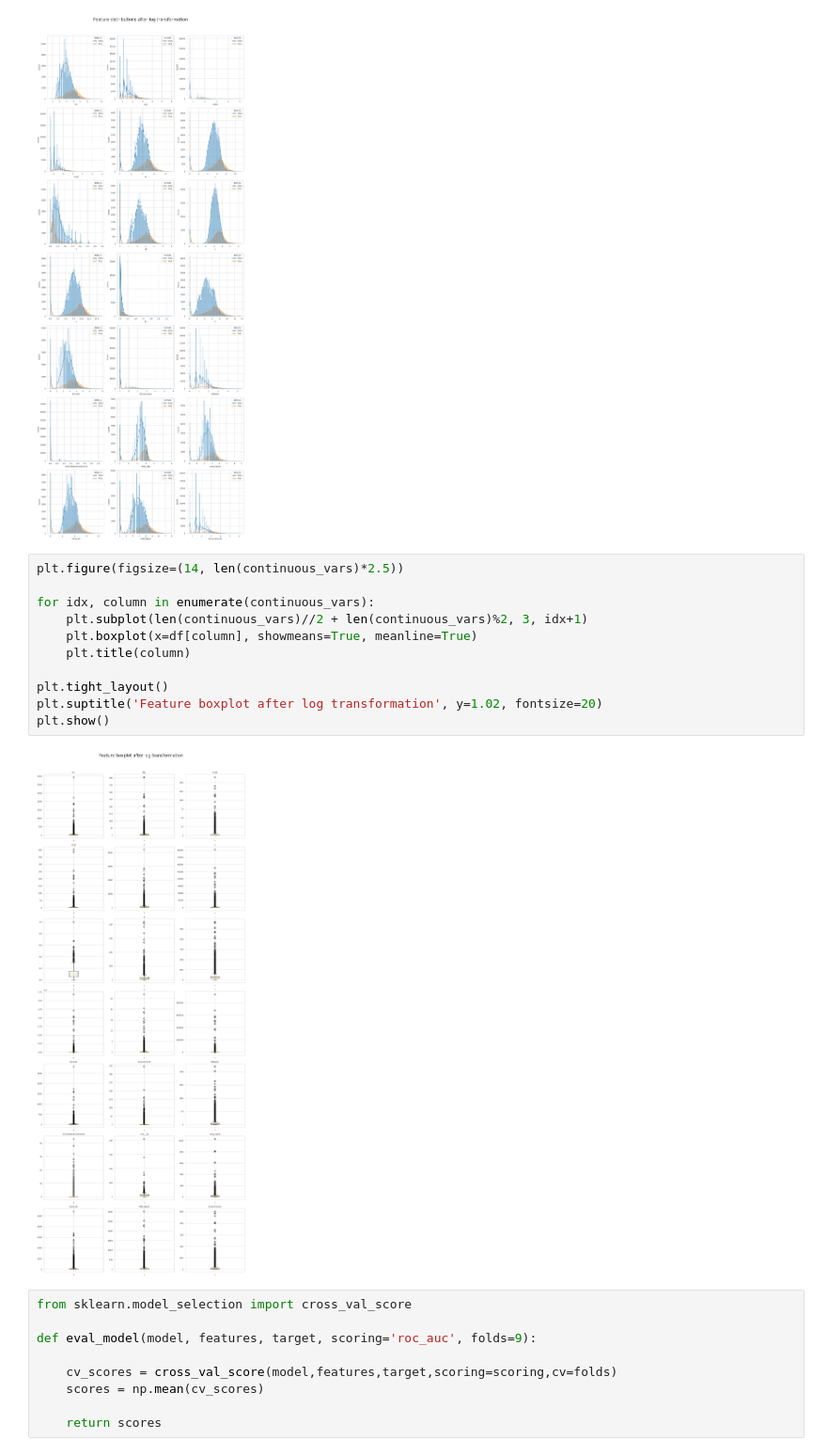
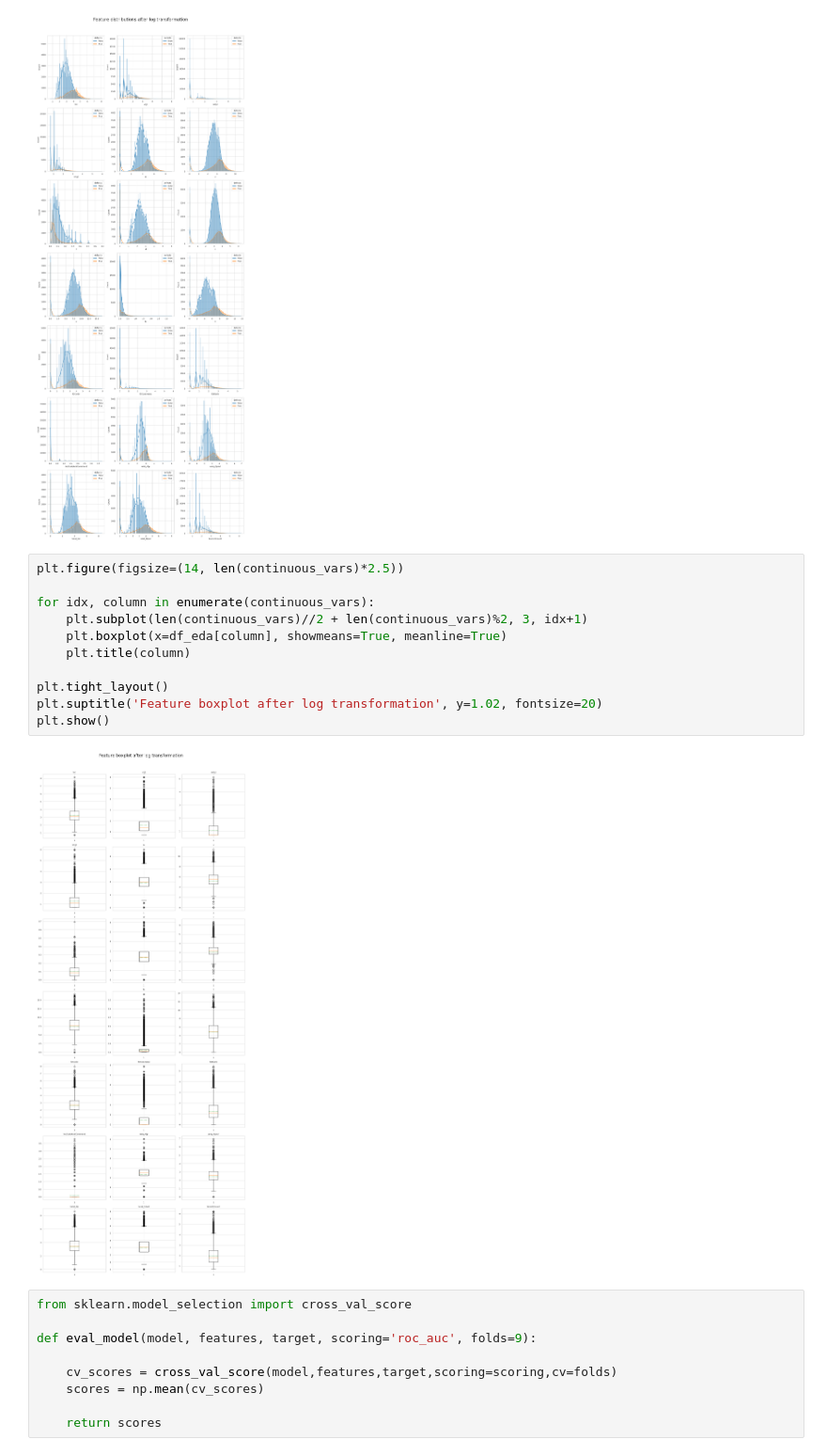
Before and after one commit to PenidoRafael/Binary_Classification_Software_Defects, a Jupyter notebook: playground-series-s3e23/eda_base.ipynb, the cells around one changed output. Shown at 94% size. Cells and saved outputs as stored; diff of their text form.

```diff
--- a/playground-series-s3e23/eda_base.ipynb
+++ b/playground-series-s3e23/eda_base.ipynb
@@ -142,16 +142,16 @@ plt.show()
 # %%
 plt.figure(figsize=(14, len(continuous_vars)*2.5))
 
 for idx, column in enumerate(continuous_vars):
     plt.subplot(len(continuous_vars)//2 + len(continuous_vars)%2, 3, idx+1)
-    plt.boxplot(x=df[column], showmeans=True, meanline=True)
+    plt.boxplot(x=df_eda[column], showmeans=True, meanline=True)
     plt.title(column)
 
 plt.tight_layout()
 plt.suptitle('Feature boxplot after log transformation', y=1.02, fontsize=20)
 plt.show()
 # %% [output]
-[figure, old version]
+[figure, new version]
 # %%
 from sklearn.model_selection import cross_val_score
 
```
Also changed, not shown: parts of 1 cell of this notebook.
